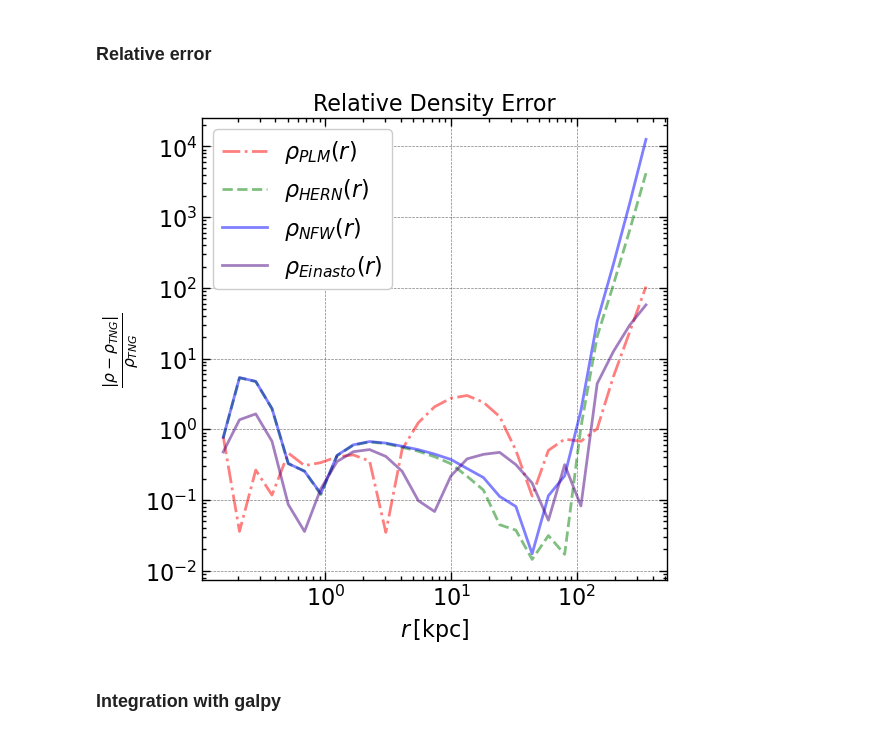
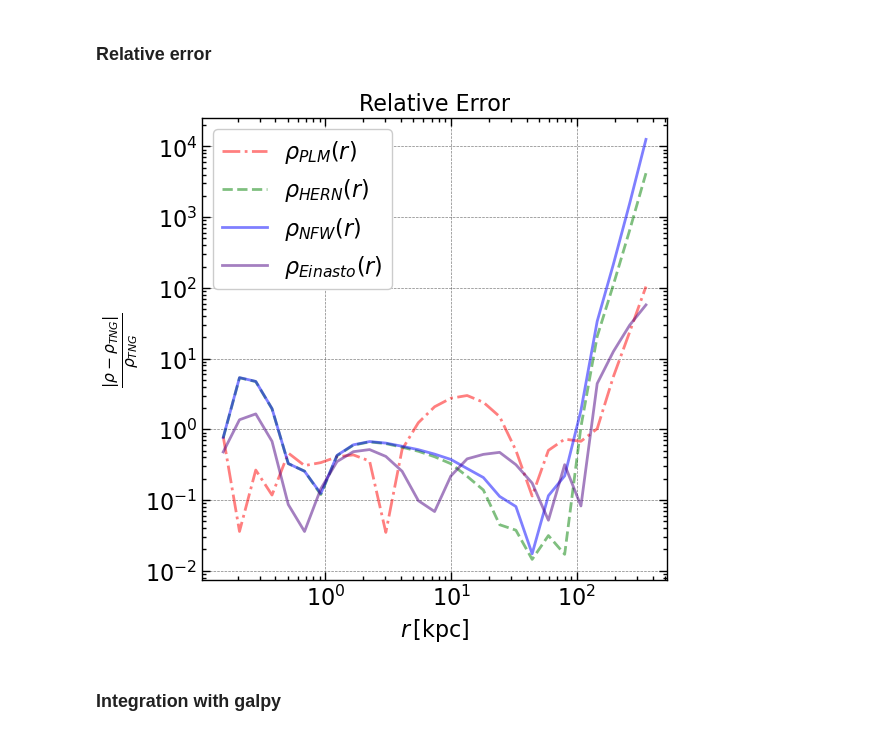
Before and after one commit to Jitskeverheecke/TANA_Project, a Jupyter notebook: project.ipynb, the cells around one changed output. Saved outputs shown, nothing was run; the diff lists cells and outputs as text; code cells hidden in the pictures.

```diff
--- a/project.ipynb
+++ b/project.ipynb
@@ -9,9 +9,6 @@ from astropy import constants as c
 from astropy import units as u
 #import pandas as pd
 #import seaborn as sns
-# %%
-import scienceplots
-plt.style.use(['science', 'notebook', 'grid'])
 # %% [markdown]
 ### Data structure
 # %%
@@ -503,26 +517,26 @@ plt.show()
 # %%
 plt.close('all')
 plt.figure(figsize=(6,6))
 plt.loglog()
 #plt.scatter(r_j.value, np.log10(rho_j.value), s=8, label=r'$\rho_{TNG}(r)$')
 plt.plot(r_j.value, np.abs((10**rho_plummer_j-rho_j.value)/rho_j.value), '-.', color='red', alpha=0.5, label=r'$\rho_{PLM}(r)$')
 plt.plot(r_j.value, np.abs((10**rho_Hernquist_j-rho_j.value)/rho_j.value), '--', color='green', alpha=0.5, label=r'$\rho_{HERN}(r)$')
 #plt.plot(r_j.value, rho_Jaffe_j, '-', color='orange', alpha=0.5, label=r'$\rho_{JAFFE}(r)$')
 plt.plot(r_j.value, np.abs((10**rho_NFW_j-rho_j.value)/rho_j.value), '-', color='blue', alpha=0.5, label=r'$\rho_{NFW}(r)$')
 #plt.plot(r_j.value, rho_DPL_j, ':', color='purple', alpha=0.5, label=r'$\rho_{DPL}(r)$')
 plt.plot(r_j.value, np.abs((10**rho_Einasto_j-rho_j.value)/rho_j.value), '-', color='indigo', alpha=0.5, label=r'$\rho_{Einasto}(r)$')
 #plt.plot(r_j.value, rho_gNFW_j, '-', color='cyan', alpha=0.5, label=r'$\rho_{gNFW}(r)$')
 #plt.plot(r_j.value, rho_Burkert_j, '-.', color='pink', alpha=0.5, label=r'$\rho_{BKT}(r)$')
-plt.xlabel(r'$r\,\text{[kpc]}$')
+plt.xlabel(r'$r\,[\text{kpc}]$')
 plt.ylabel(r'$\frac{|\rho - \rho_{TNG}|}{\rho_{TNG}}$')
-plt.title('Relative Density Error')
+plt.title('Relative Error')
 #plt.xlim(0,10**3)
 plt.legend()
 #save in figure folder
 plt.savefig('Figures/Density_Relative_error.pdf', bbox_inches='tight')
 plt.show()
 # %% [output]
-[figure, old version]
+[figure, new version]
 # %% [markdown]
 ### Integration with galpy
 # %%
```
Also changed, not shown: parts of 12 cells of this notebook, 7 other files.
